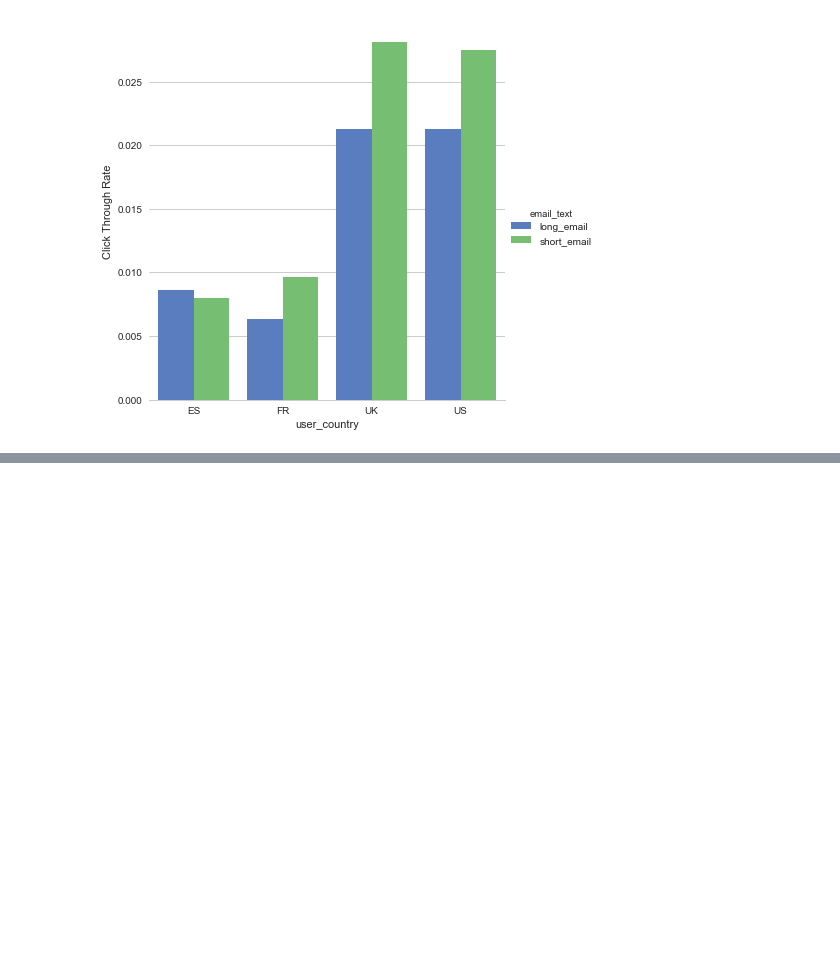
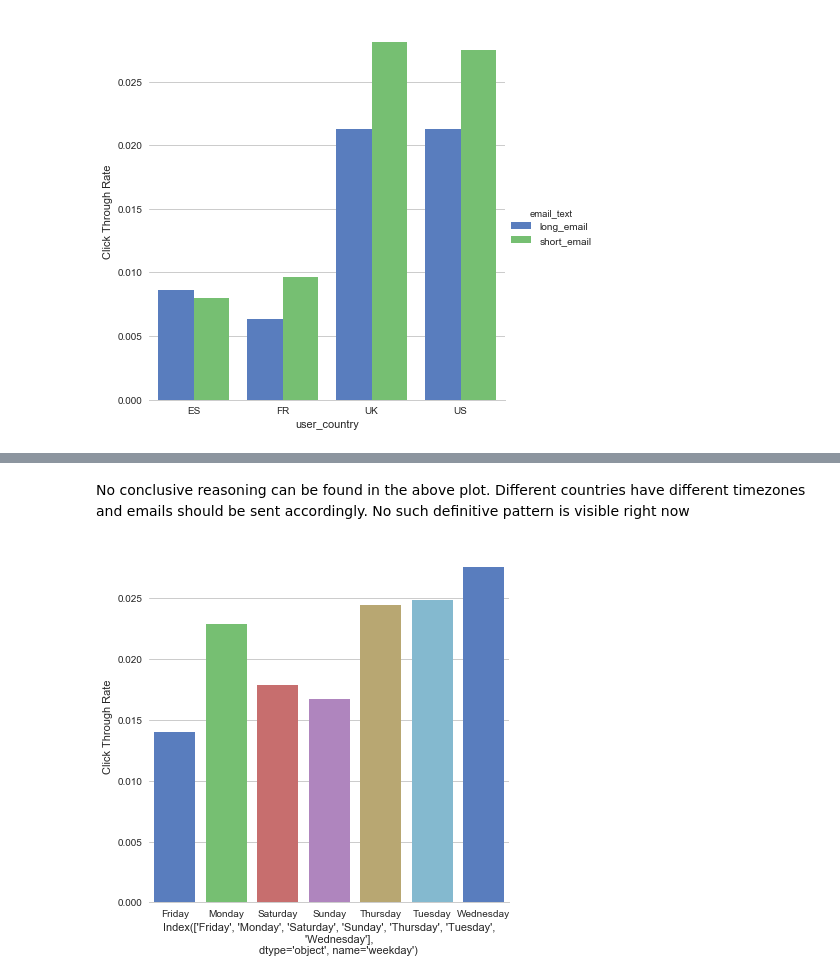
Before and after one commit to dipalira/DS-Challenges, a Jupyter notebook: Email Campaign/Email Marketing Challenge.ipynb, the cells around one changed output, grey strips where cells are left out. Drawn from its saved outputs; the diff is of its cells as text; code cells hidden in the pictures; blank space fills up the shorter version.

```diff
--- a/Email Campaign/Email Marketing Challenge.ipynb
+++ b/Email Campaign/Email Marketing Challenge.ipynb
@@ -194,0 +205,6 @@ get_plot_ctr(["user_country","email_text"], hue = "email_text")
+# %% [markdown]
+No conclusive reasoning can be found in the above plot. Different countries have different timezones and emails should be sent accordingly. No such definitive pattern is visible right now
+# %%
+get_plot_ctr(["weekday"])
+# %% [output]
+[figure, added]
```
Also changed, not shown: parts of 7 cells of this notebook.
